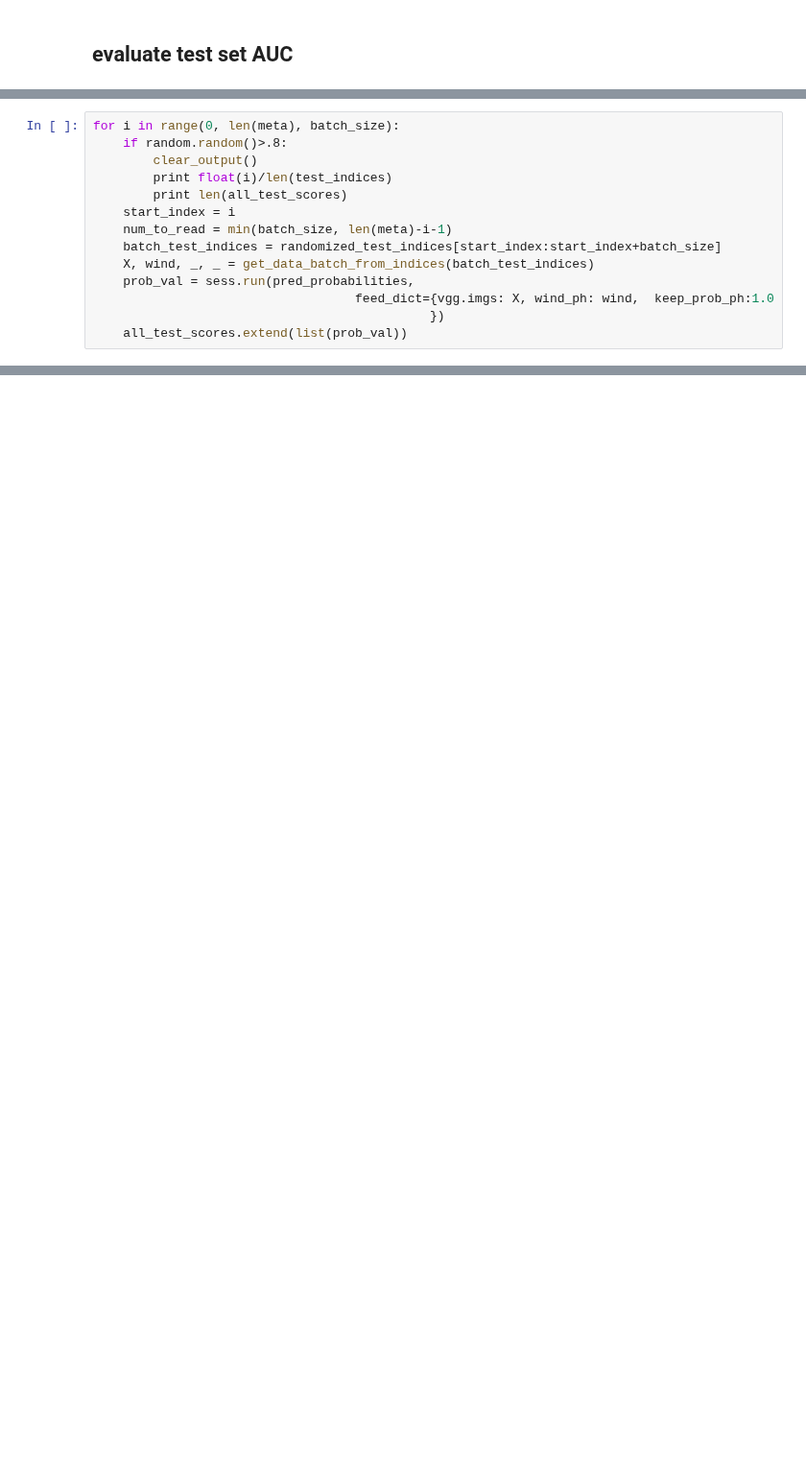
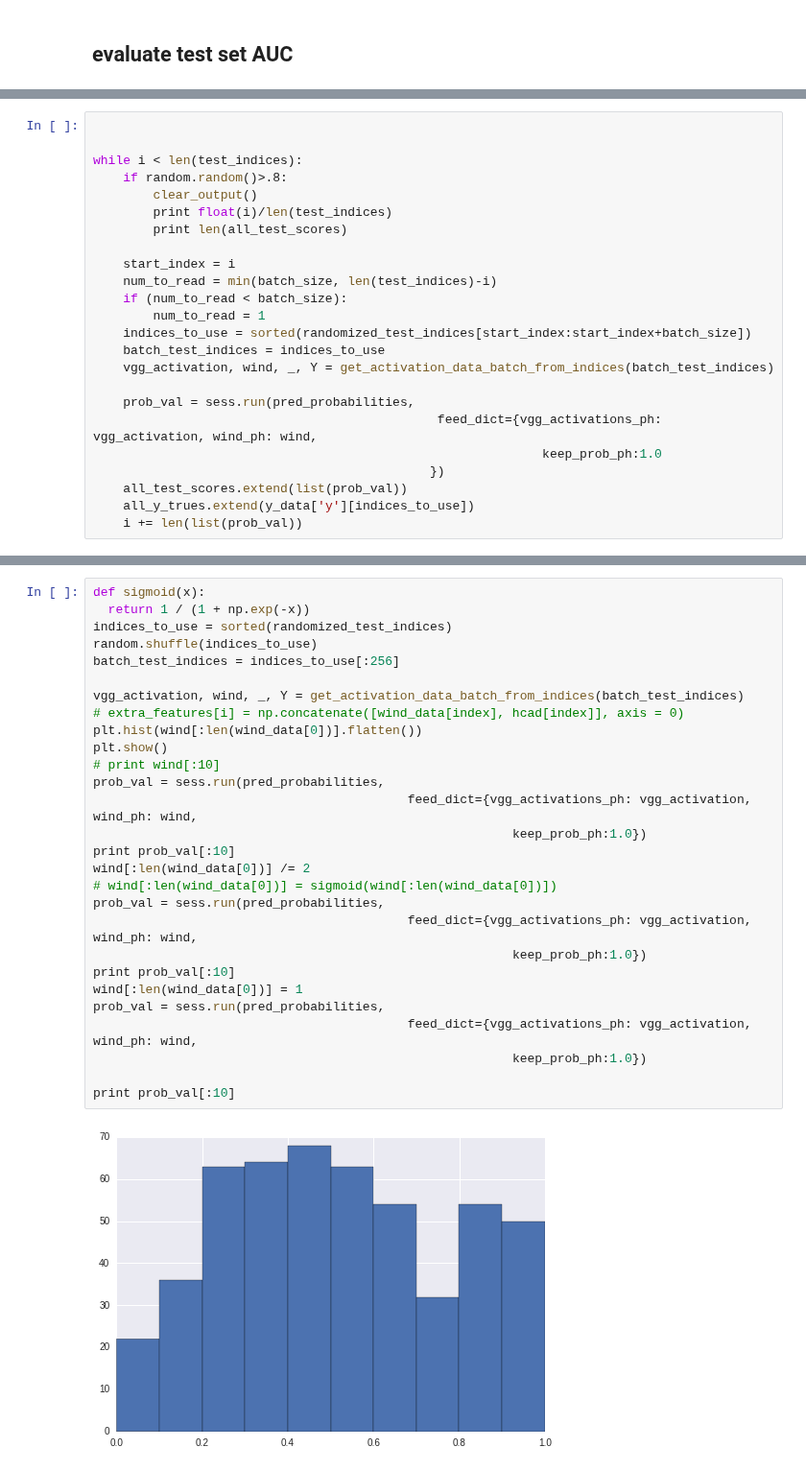
Before and after one commit to IJDykeman/storm_damage_prediction, a Jupyter notebook: VGG_tranfer_learning/toronto_vgg_code.ipynb, the cells around one changed output, grey strips where cells are left out. Shown at 96% size. Cells and saved outputs as stored; diff of their text form; blank space fills up the shorter version.

```diff
--- a/VGG_tranfer_learning/toronto_vgg_code.ipynb
+++ b/VGG_tranfer_learning/toronto_vgg_code.ipynb
@@ -1048,14 +803,24 @@ KeyboardInterrupt:
 # %%
-for i in range(0, len(meta), batch_size):
+
+
+while i < len(test_indices):
     if random.random()>.8:
         clear_output()
         print float(i)/len(test_indices)
         print len(all_test_scores)
+
     start_index = i
-    num_to_read = min(batch_size, len(meta)-i-1)
-    batch_test_indices = randomized_test_indices[start_index:start_index+batch_size]
-    X, wind, _, _ = get_data_batch_from_indices(batch_test_indices)
+    num_to_read = min(batch_size, len(test_indices)-i)
+    if (num_to_read < batch_size):
+        num_to_read = 1
+    indices_to_use = sorted(randomized_test_indices[start_index:start_index+batch_size])
+    batch_test_indices = indices_to_use
+    vgg_activation, wind, _, Y = get_activation_data_batch_from_indices(batch_test_indices)
+
     prob_val = sess.run(pred_probabilities,
-                                   feed_dict={vgg.imgs: X, wind_ph: wind,  keep_prob_ph:1.0
+                                              feed_dict={vgg_activations_ph: vgg_activation, wind_ph: wind,
+                                                            keep_prob_ph:1.0
                                              })
     all_test_scores.extend(list(prob_val))
+    all_y_trues.extend(y_data['y'][indices_to_use])
+    i += len(list(prob_val))
@@ -1070,0 +908,30 @@ sklearn.metrics.roc_auc_score(y_true, y_score, average='macro', sample_weight=No
+# %%
+def sigmoid(x):
+  return 1 / (1 + np.exp(-x))
+indices_to_use = sorted(randomized_test_indices)
+random.shuffle(indices_to_use)
+batch_test_indices = indices_to_use[:256]
+
+vgg_activation, wind, _, Y = get_activation_data_batch_from_indices(batch_test_indices)
+# extra_features[i] = np.concatenate([wind_data[index], hcad[index]], axis = 0)
+plt.hist(wind[:len(wind_data[0])].flatten())
+plt.show()
+# print wind[:10]
+prob_val = sess.run(pred_probabilities,
+                                          feed_dict={vgg_activations_ph: vgg_activation, wind_ph: wind,
+                                                        keep_prob_ph:1.0})
+print prob_val[:10]
+wind[:len(wind_data[0])] /= 2
+# wind[:len(wind_data[0])] = sigmoid(wind[:len(wind_data[0])])
+prob_val = sess.run(pred_probabilities,
+                                          feed_dict={vgg_activations_ph: vgg_activation, wind_ph: wind,
+                                                        keep_prob_ph:1.0})
+print prob_val[:10]
+wind[:len(wind_data[0])] = 1
+prob_val = sess.run(pred_probabilities,
+                                          feed_dict={vgg_activations_ph: vgg_activation, wind_ph: wind,
+                                                        keep_prob_ph:1.0})
+
+print prob_val[:10]
+# %% [output]
+[figure, added]
```
Also changed, not shown: parts of 34 cells of this notebook, 1 other file.
